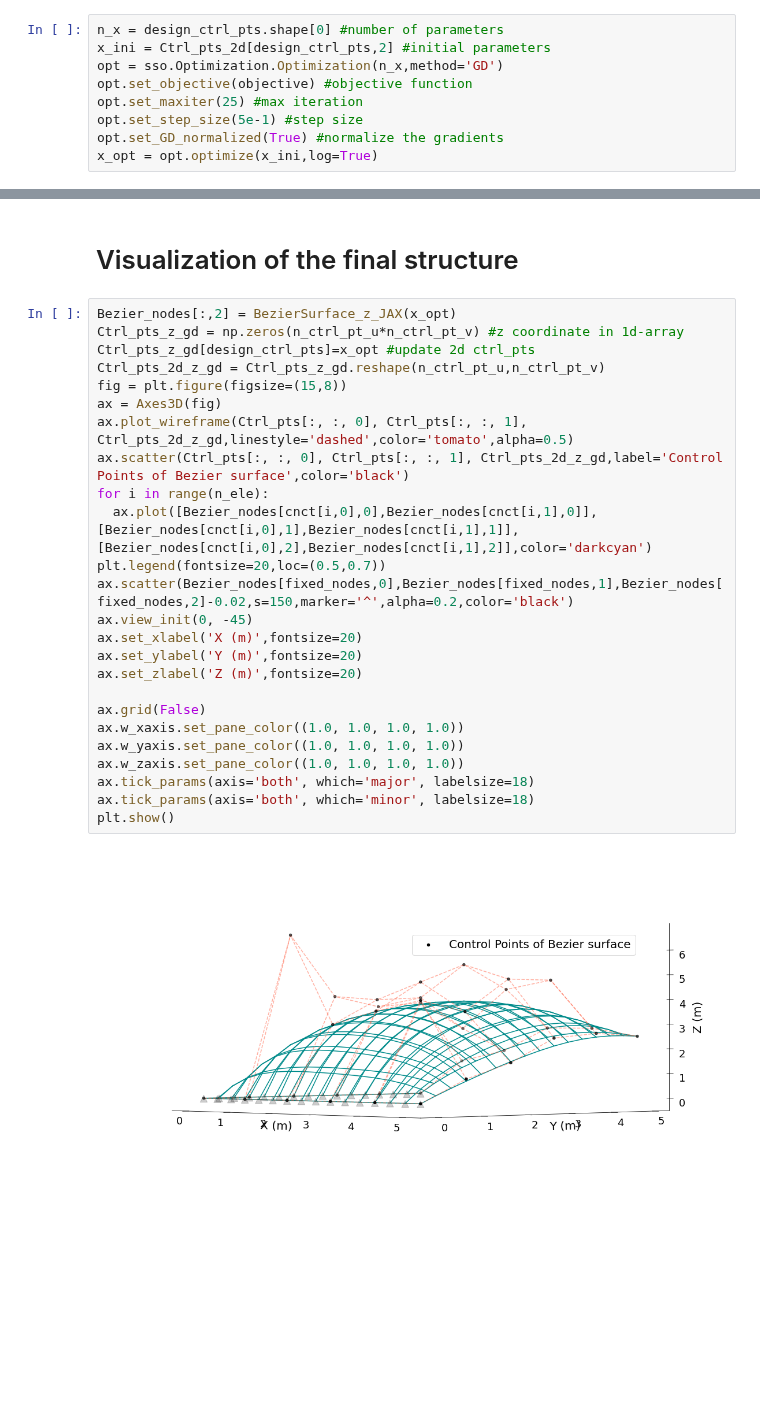
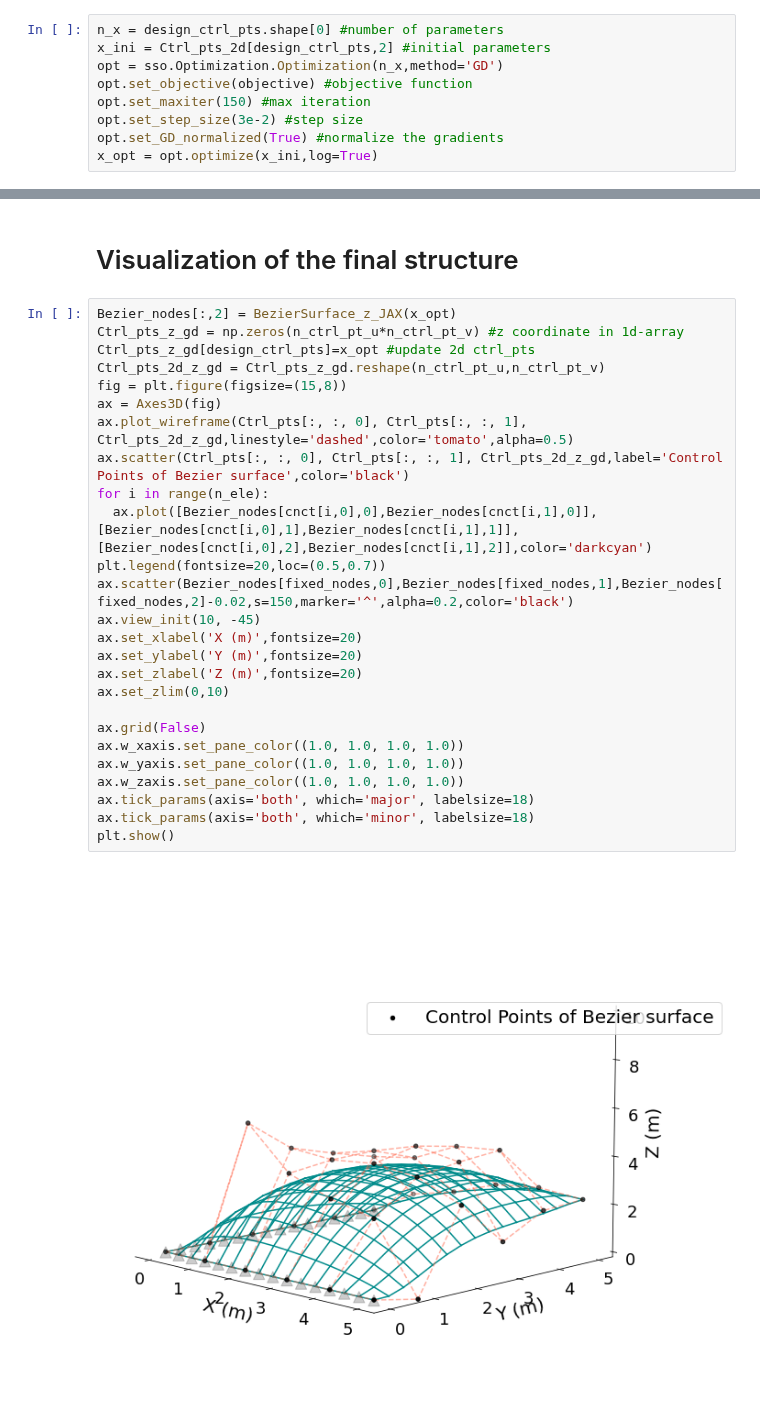
Before and after one commit to GaoyuanWu/JaxSSO, a Jupyter notebook: Examples/TwoEdge_FreeForm_Unconstrained.ipynb, the cells around one changed output, grey strips where cells are left out. Cells and saved outputs as stored; diff of their text form; blank space fills up the shorter version.

```diff
--- a/Examples/TwoEdge_FreeForm_Unconstrained.ipynb
+++ b/Examples/TwoEdge_FreeForm_Unconstrained.ipynb
@@ -325,8 +297,8 @@ n_x = design_ctrl_pts.shape[0] #number of parameters
 x_ini = Ctrl_pts_2d[design_ctrl_pts,2] #initial parameters
 opt = sso.Optimization.Optimization(n_x,method='GD')
 opt.set_objective(objective) #objective function
-opt.set_maxiter(25) #max iteration
-opt.set_step_size(5e-1) #step size
+opt.set_maxiter(150) #max iteration
+opt.set_step_size(3e-2) #step size
 opt.set_GD_normalized(True) #normalize the gradients
 x_opt = opt.optimize(x_ini,log=True)
 # %% [output]
@@ -352,27 +324,28 @@ Stopping criteria 'maxiter' met, end of optimization
 # %%
 Bezier_nodes[:,2] = BezierSurface_z_JAX(x_opt)
 Ctrl_pts_z_gd = np.zeros(n_ctrl_pt_u*n_ctrl_pt_v) #z coordinate in 1d-array
 Ctrl_pts_z_gd[design_ctrl_pts]=x_opt #update 2d ctrl_pts
 Ctrl_pts_2d_z_gd = Ctrl_pts_z_gd.reshape(n_ctrl_pt_u,n_ctrl_pt_v)
 fig = plt.figure(figsize=(15,8))
 ax = Axes3D(fig)
 ax.plot_wireframe(Ctrl_pts[:, :, 0], Ctrl_pts[:, :, 1], Ctrl_pts_2d_z_gd,linestyle='dashed',color='tomato',alpha=0.5)
 ax.scatter(Ctrl_pts[:, :, 0], Ctrl_pts[:, :, 1], Ctrl_pts_2d_z_gd,label='Control Points of Bezier surface',color='black')
 for i in range(n_ele):
   ax.plot([Bezier_nodes[cnct[i,0],0],Bezier_nodes[cnct[i,1],0]],[Bezier_nodes[cnct[i,0],1],Bezier_nodes[cnct[i,1],1]],[Bezier_nodes[cnct[i,0],2],Bezier_nodes[cnct[i,1],2]],color='darkcyan')
 plt.legend(fontsize=20,loc=(0.5,0.7))
 ax.scatter(Bezier_nodes[fixed_nodes,0],Bezier_nodes[fixed_nodes,1],Bezier_nodes[fixed_nodes,2]-0.02,s=150,marker='^',alpha=0.2,color='black')
-ax.view_init(0, -45)
+ax.view_init(10, -45)
 ax.set_xlabel('X (m)',fontsize=20)
 ax.set_ylabel('Y (m)',fontsize=20)
 ax.set_zlabel('Z (m)',fontsize=20)
+ax.set_zlim(0,10)
 
 ax.grid(False)
 ax.w_xaxis.set_pane_color((1.0, 1.0, 1.0, 1.0))
 ax.w_yaxis.set_pane_color((1.0, 1.0, 1.0, 1.0))
 ax.w_zaxis.set_pane_color((1.0, 1.0, 1.0, 1.0))
 ax.tick_params(axis='both', which='major', labelsize=18)
 ax.tick_params(axis='both', which='minor', labelsize=18)
 plt.show()
 # %% [output]
-[figure, old version]
+[figure, new version]
```
Also changed, not shown: parts of 5 cells of this notebook, 7 other files.
